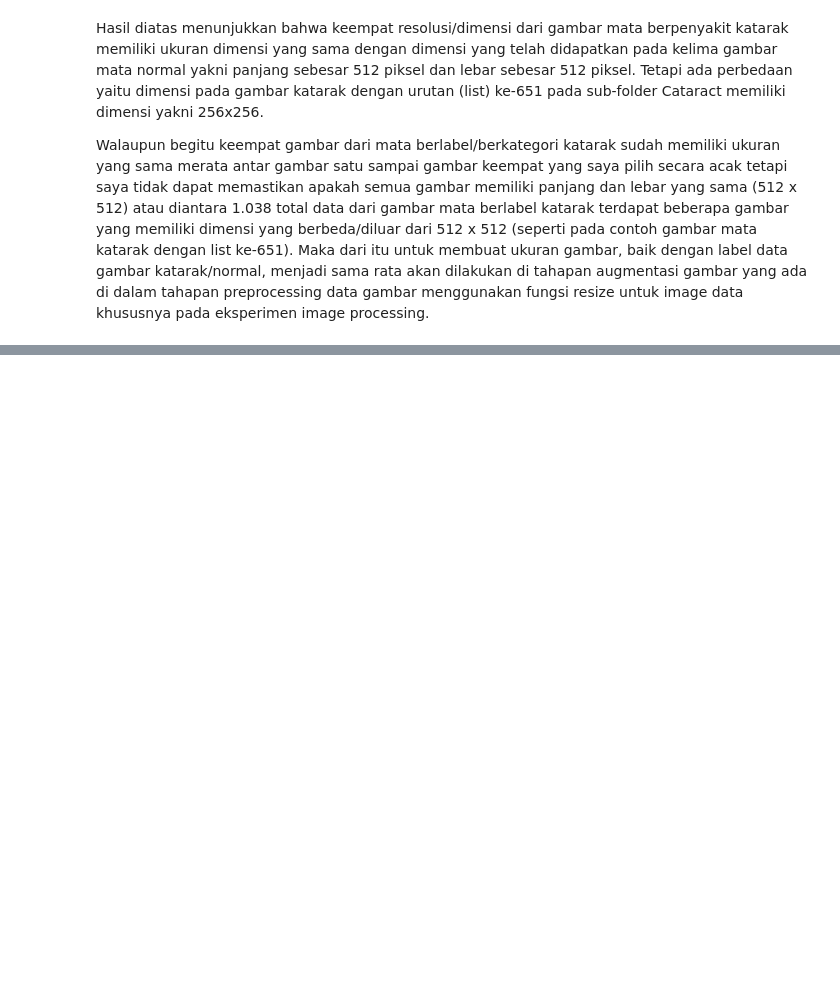
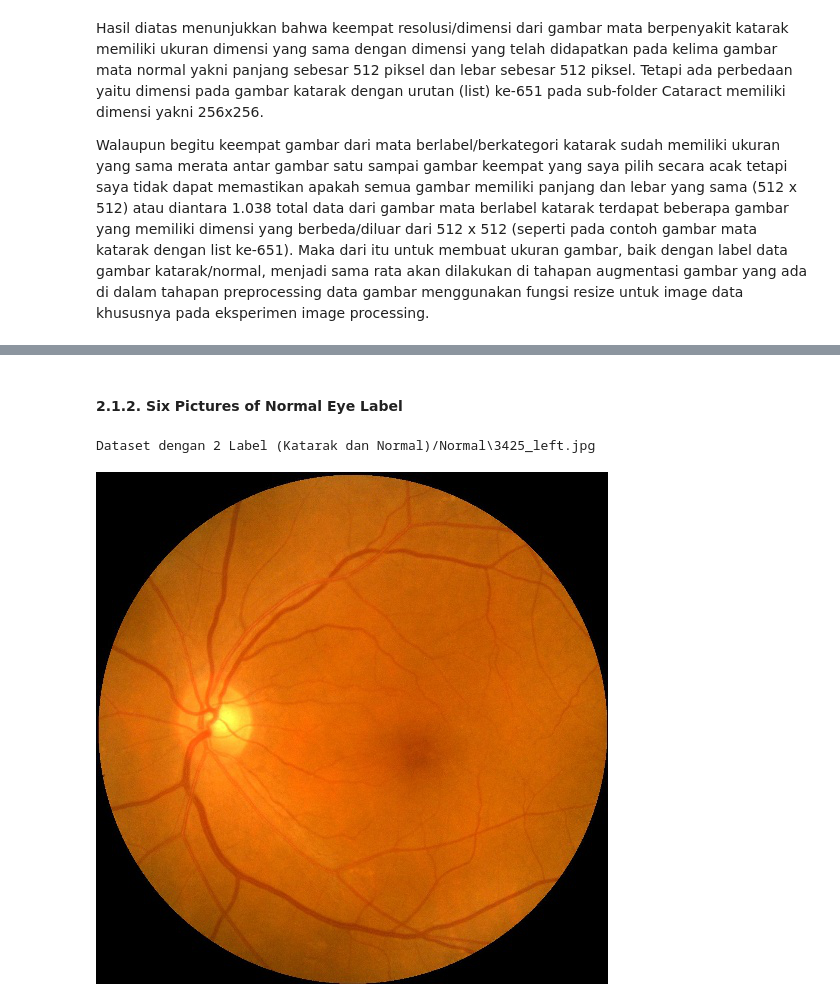
Before and after one commit to pramudianzaheka92/ImageClassificationwithEfficientNetB7Algorithm, a Jupyter notebook: Klasifikasi Gambar Mata Katarak dan Mata Normal menggunakan Model EfficientNetB7 dengan Parameter.ipynb, the cells around one changed output, grey strips where cells are left out. Saved outputs shown, nothing was run; the diff lists cells and outputs as text; code cells hidden in the pictures; blank space fills up the shorter version.

Commit message:
Displaying Six Pictures from Normal Eye

```diff
--- a/Klasifikasi Gambar Mata Katarak dan Mata Normal menggunakan Model EfficientNetB7 dengan Parameter.ipynb
+++ b/Klasifikasi Gambar Mata Katarak dan Mata Normal menggunakan Model EfficientNetB7 dengan Parameter.ipynb
@@ -223,0 +215,12 @@ AttributeError: module 'matplotlib.pyplot' has no attribute 'resize'
+# %% [markdown]
+#### 2.1.2. Six Pictures of Normal Eye Label
+# %%
+# Menampilkan gambar berlabel normal dengan urutan gambar ke-1.033 berdasarkan urutan (list) data di dalam label mata normal
+normal_image1033 = list(normal_images)
+print(normal_image1033[1032])
+
+# Membuka gambar dari list ke-1.033 atau dengan kata lain melihat gambar ke-1.033 dari label/kategori mata normal
+Image.open(str(normal_image1033[1032]))
+# %% [output]
+Dataset dengan 2 Label (Katarak dan Normal)/Normal\3425_left.jpg
+[figure, added]
```
Also changed, not shown: parts of 25 cells of this notebook.
